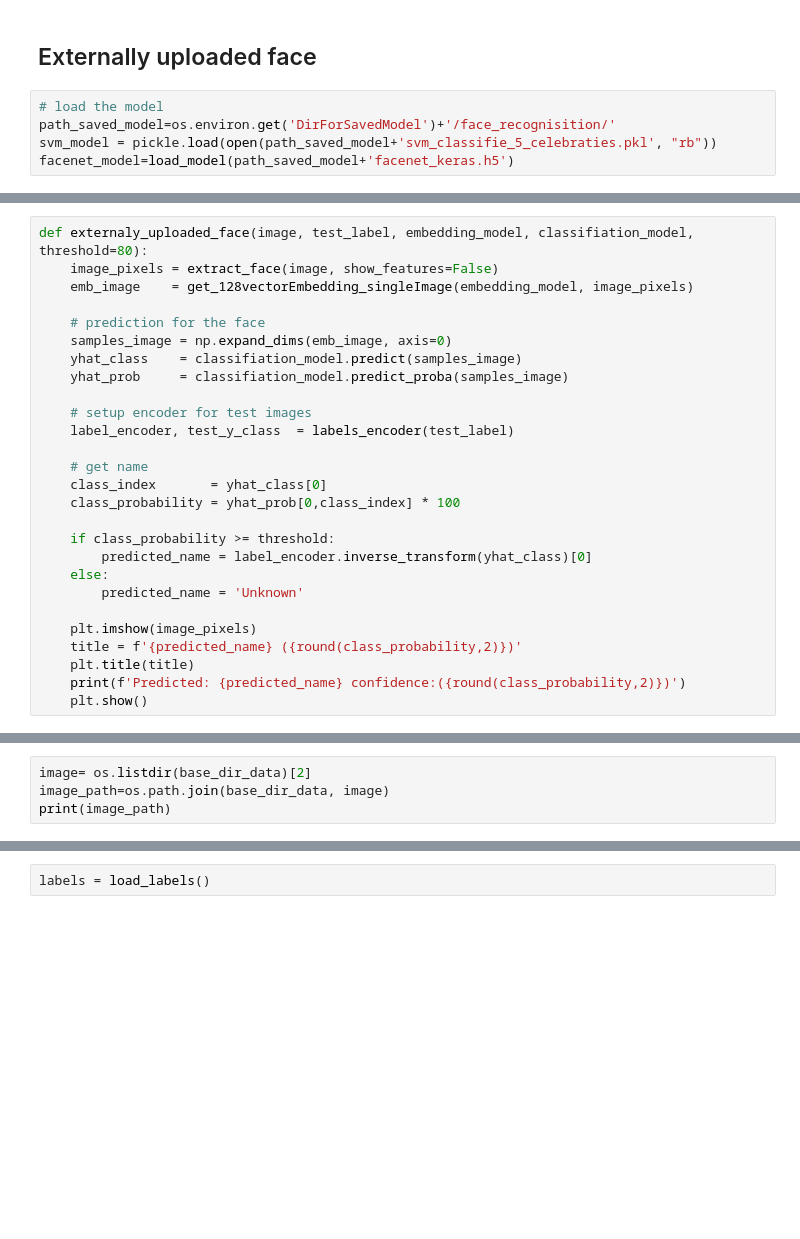
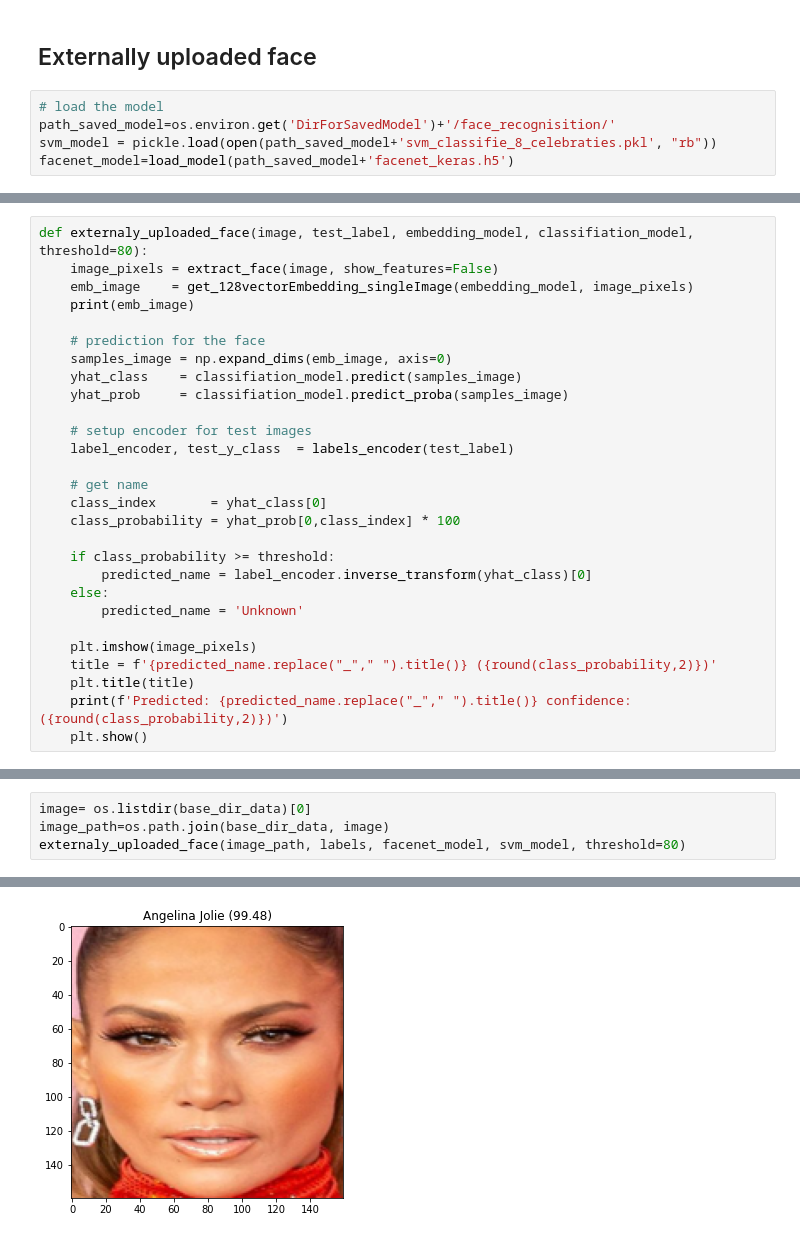
Before and after one commit to poojasaxena/face_recognition_modelling, a Jupyter notebook: keras_facenet/keras_facenet_SVM_classification_celeb_data.ipynb, the cells around one changed output, grey strips where cells are left out. Saved outputs shown, nothing was run; the diff lists cells and outputs as text; blank space fills up the shorter version.

Commit message:
added more dataset, now its 8 celebraties photos

```diff
--- a/keras_facenet/keras_facenet_SVM_classification_celeb_data.ipynb
+++ b/keras_facenet/keras_facenet_SVM_classification_celeb_data.ipynb
@@ -377,5 +377,5 @@ Expected: mindy_kaling
 # %%
 # load the model
 path_saved_model=os.environ.get('DirForSavedModel')+'/face_recognisition/'
-svm_model = pickle.load(open(path_saved_model+'svm_classifie_5_celebraties.pkl', "rb"))
+svm_model = pickle.load(open(path_saved_model+'svm_classifie_8_celebraties.pkl', "rb"))
 facenet_model=load_model(path_saved_model+'facenet_keras.h5')
@@ -400,6 +404,7 @@ def load_labels():
 def externaly_uploaded_face(image, test_label, embedding_model, classifiation_model, threshold=80):
     image_pixels = extract_face(image, show_features=False)
     emb_image    = get_128vectorEmbedding_singleImage(embedding_model, image_pixels)
+    print(emb_image)
 
     # prediction for the face
     samples_image = np.expand_dims(emb_image, axis=0)
@@ -419,9 +424,9 @@ def externaly_uploaded_face(image, test_label, embedding_model, classifiation_mo
         predicted_name = 'Unknown'
 
     plt.imshow(image_pixels)
-    title = f'{predicted_name} ({round(class_probability,2)})'
+    title = f'{predicted_name.replace("_"," ").title()} ({round(class_probability,2)})'
     plt.title(title)
-    print(f'Predicted: {predicted_name} confidence:({round(class_probability,2)})')
+    print(f'Predicted: {predicted_name.replace("_"," ").title()} confidence:({round(class_probability,2)})')
     plt.show()
 # %%
 os.listdir(base_dir_data)
@@ -435,5 +444,5 @@ os.listdir(base_dir_data)
 # %%
-image= os.listdir(base_dir_data)[2]
+image= os.listdir(base_dir_data)[0]
 image_path=os.path.join(base_dir_data, image)
-print(image_path)
+externaly_uploaded_face(image_path, labels, facenet_model, svm_model, threshold=80)
 # %% [output]
@@ -441,2 +466 @@ print(image_path)
+[figure, added]
-# %%
-labels = load_labels()
```
Also changed, not shown: parts of 20 cells of this notebook.
